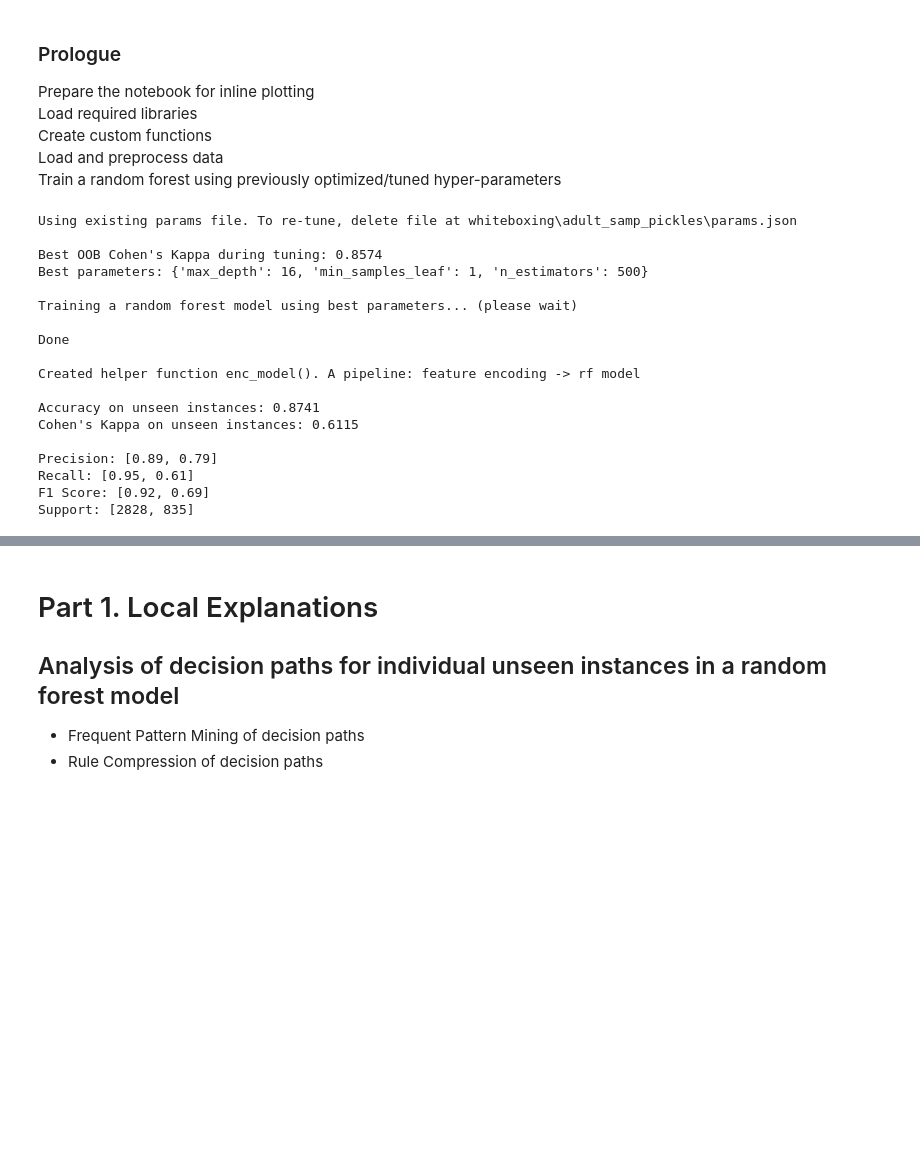
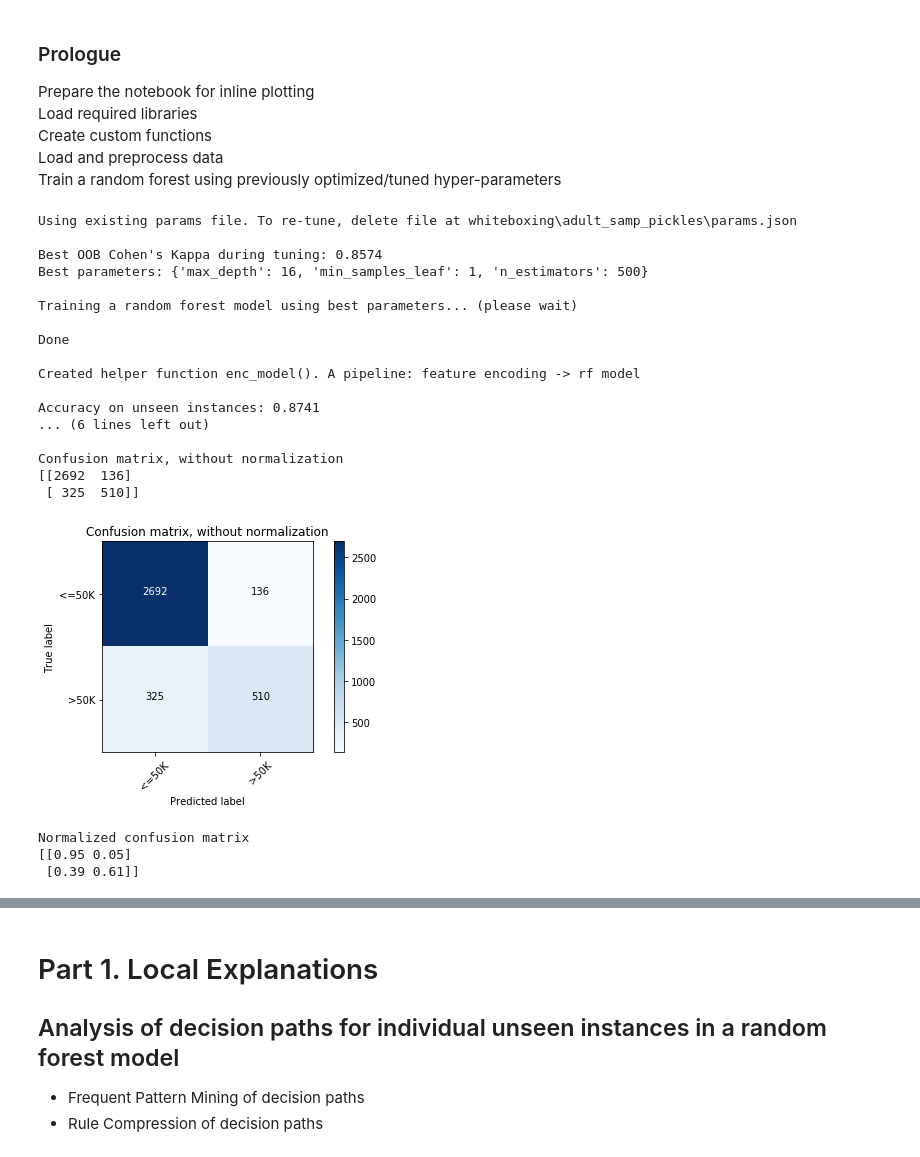
Before and after one commit to julianhatwell/interpret_basics2, a Jupyter notebook: whiteboxing experiments.ipynb, the cells around one changed output, grey strips where cells are left out. Drawn from its saved outputs; the diff is of its cells as text; code cells hidden in the pictures; blank space fills up the shorter version.

```diff
--- a/whiteboxing experiments.ipynb
+++ b/whiteboxing experiments.ipynb
@@ -53,32 +54,6 @@ for dataset in [
     ############ Only runs when required ################
     #####################################################
 
-    #nm1 = NearMiss(random_state=mydata.random_state, version=2)
-    #X_resampled, y_resampled = nm1.fit_sample(tt['X_train_enc'], tt['y_train'])
-
-    # rus = RandomUnderSampler(random_state=mydata.random_state)
-    # X_resampled, y_resampled = rus.fit_sample(tt['X_train_enc'], tt['y_train'])
-
-
-
-    # ros = RandomOverSampler(random_state=mydata.random_state)
-    # X_resampled, y_resampled = ros.fit_sample(tt['X_train_enc'], tt['y_train'])
-    # X_resampled, y_resampled = SMOTE().fit_sample(tt['X_train_enc'], tt['y_train'])
-    # X_resampled, y_resampled = ADASYN().fit_sample(tt['X_train_enc'], tt['y_train'])
-
-    # smote_enn = SMOTEENN(random_state=mydata.random_state)
-    # X_resampled, y_resampled = smote_enn.fit_sample(tt['X_train_enc'], tt['y_train'])
-
-
-    # smote_tomek = SMOTETomek(random_state=mydata.random_state)
-    # X_resampled, y_resampled = smote_tomek.fit_sample(tt['X_train_enc'], tt['y_train'])
-
-
-
-    # print(np.unique(y_resampled, return_counts=True))
-    # print(np.unique(tt['y_train'], return_counts=True))
-
-
     params = tune_rf(tt['X_train_enc'], tt['y_train'],
      save_path = mydata.pickle_path(),
      random_state=mydata.random_state)
@@ -87,73 +62,41 @@ for dataset in [
 
     # train a rf model
     rf, enc_rf = train_rf(tt['X_train_enc'], tt['y_train'],
      params=params,
      encoder=tt['encoder'],
      random_state=mydata.random_state)
 
     # don't print the plots but do print the returned confusion matrix and precision, recall, F1, support measures
     if mydata.class_col in mydata.le_dict.keys():
         class_names = mydata.get_label(mydata.class_col, sorted(tt['y_train'].unique()))
     else:
         class_names = mydata.class_names
 
     cm, prfs, coka, prfs = evaluate_model(prediction_model=enc_rf, X=tt['X_test'], y=tt['y_test'],
                          class_names=class_names,
-                         plot_cm=False, plot_cm_norm=False)
+                         plot_cm=True, plot_cm_norm=True)
 
-
-    # LIME
-
-    np.random.seed(mydata.random_state)
-
-    class_names=mydata.get_label(mydata.class_col, [i for i in range(len(mydata.class_names))])
-    unsorted_categorical = [(v, mydata.var_dict[v]['order_col']) for v in mydata.var_dict if mydata.var_dict[v]['data_type'] == 'nominal' and mydata.var_dict[v]['class_col'] != True]
-    categorical_features = [c[0] for c in sorted(unsorted_categorical, key = lambda x: x[1])]
-    categorical_names = {i : mydata.var_dict[v]['labels'] for i, v in enumerate(categorical_features) if mydata.var_dict[v]['data_type'] == 'nominal' and mydata.var_dict[v]['class_col'] != True}
-
-
-
-#     explainer = limtab.LimeTabularExplainer(training_data=np.array(tt['X_train'])
-#                                             , feature_names=mydata.features
-#                                             , training_labels=['y_train']
-#                                             , class_names=class_names
-#                                             , categorical_features=mydata.categorical_features
-#                                             , categorical_names=categorical_names
-#                                             , mode='classification'
-#                                             , discretize_continuous=False
-#                                             , verbose=False)
-
-#     idx = 0
-#     instance = tt['X_test'][idx:idx+1]
-
-
-#     exp = explainer.explain_instance(np.array(instance)[0]
-#                                      , enc_rf.predict_proba
-#                                      , top_labels=4)
-
-#     fig = exp.as_pyplot_figure(label=enc_rf.predict(instance)[0])
-
-#     print(sorted(exp.as_list(label=enc_rf.predict(instance)[0]), key=lambda x: x[1], reverse=True))
-#     print()
-#     print(exp.as_list(label=enc_rf.predict(instance)[0]))
-#     print()
-#     print(tt['X_test'][idx:idx+1])
+# record of row indices will be lost after preproc
+instance_ids = tt['X_test'].index.tolist()
 # %% [output]
 Using existing params file. To re-tune, delete file at whiteboxing\adult_samp_pickles\params.json
 
 Best OOB Cohen's Kappa during tuning: 0.8574
 Best parameters: {'max_depth': 16, 'min_samples_leaf': 1, 'n_estimators': 500}
 
 Training a random forest model using best parameters... (please wait)
 
 Done
 
 Created helper function enc_model(). A pipeline: feature encoding -> rf model
 
 Accuracy on unseen instances: 0.8741
-Cohen's Kappa on unseen instances: 0.6115
+... (6 lines left out)
 
-Precision: [0.89, 0.79]
-Recall: [0.95, 0.61]
-F1 Score: [0.92, 0.69]
-Support: [2828, 835]
+Confusion matrix, without normalization
+[[2692  136]
+ [ 325  510]]
+[figure, added]
+Normalized confusion matrix
+[[0.95 0.05]
+ [0.39 0.61]]
```
Also changed, not shown: parts of 12 cells of this notebook, 4 other files.
